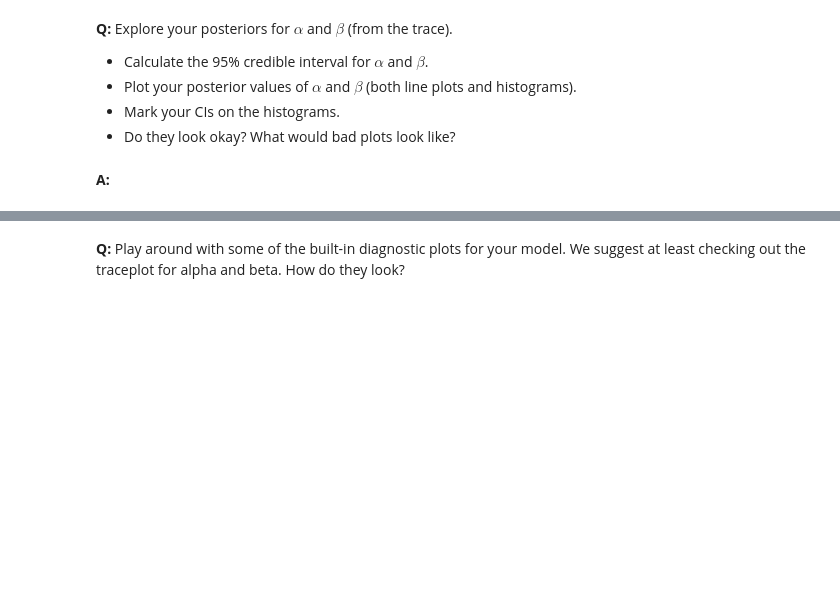
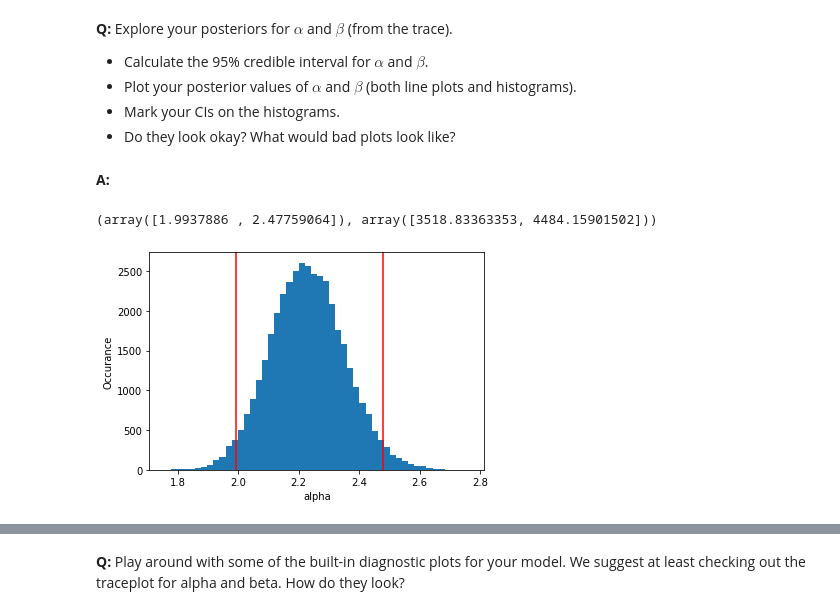
Before and after one commit to willjdew/springboard_bayesian_interference, a Jupyter notebook: inferential_statistics_3-Q.ipynb, the cells around one changed output, grey strips where cells are left out. Drawn from its saved outputs; the diff is of its cells as text; code cells hidden in the pictures; blank space fills up the shorter version.

```diff
--- a/inferential_statistics_3-Q.ipynb
+++ b/inferential_statistics_3-Q.ipynb
@@ -131,3 +159,13 @@ __Q:__ You are now going to create your own PyMC3 model!
 Hint: you may find it helpful to work backwards. Start with your `pm.Gamma`, and note the required stochastic variables `alpha` and `beta`. Then, before that, you need to create those stochastic variables using `pm.Exponential` and the correct parameters.
 # %% [markdown]
 __A:__
+# %%
+model = pm.Model()
+
+with model:
+    alpha_ = pm.Exponential('alpha_', 1/alpha_est)
+    rate_ = pm.Exponential('rate_', 1/rate_est)
+
+    gama_ = pm.Gamma('gama_', alpha=alpha_, beta=rate_, observed=no_insurance)
+
+    t = pm.sample(draws=10000)
@@ -141,3 +184,21 @@ __Q:__ Explore your posteriors for $\alpha$ and $\beta$ (from the trace).
 * Do they look okay? What would bad plots look like?
 # %% [markdown]
 __A:__
+# %%
+alpha = t['alpha_']
+alpha_95 = np.percentile(alpha, [2.5, 97.5])
+
+beta = 1 / t['rate_']
+beta_95 = np.percentile(beta, [2.5, 97.5])
+
+alpha_95, beta_95
+# %% [output]
+(array([1.9937886 , 2.47759064]), array([3518.83363353, 4484.15901502]))
+# %%
+_ = plt.hist(alpha, bins=50)
+_ = plt.axvline(alpha_95[0], color='r')
+_ = plt.axvline(alpha_95[1], color='r')
+_ = plt.ylabel('Occurance')
+_ = plt.xlabel('alpha')
+# %% [output]
+[figure, added]
```
Also changed, not shown: parts of 8 cells of this notebook.
